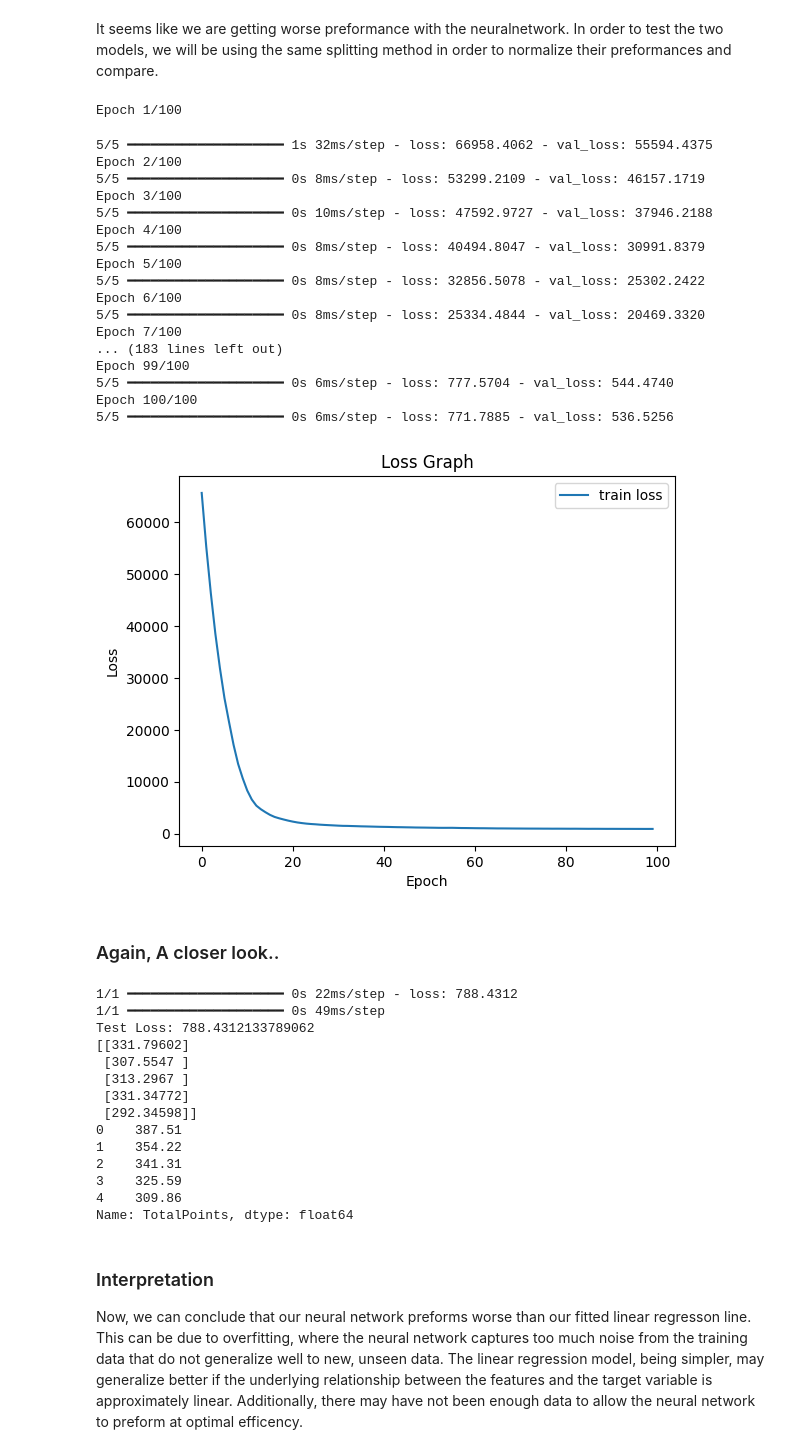
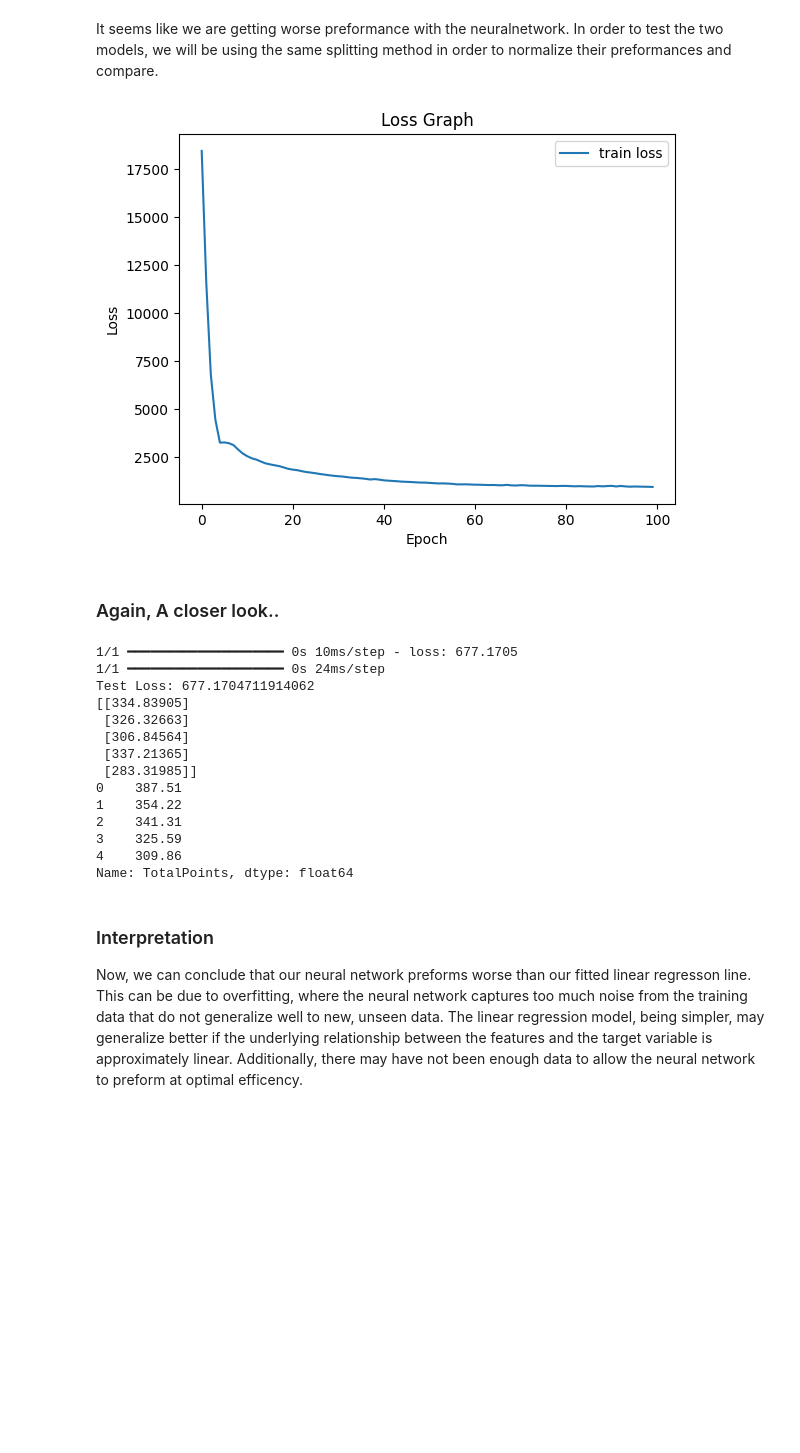
Before and after one commit to fdeegbe/fdeegbe.github.io, a Jupyter notebook: FantasyFootballAnalysis.ipynb, the cells around one changed output. Cells and saved outputs as stored; diff of their text form; code cells hidden in the pictures; blank space fills up the shorter version.

```diff
--- a/FantasyFootballAnalysis.ipynb
+++ b/FantasyFootballAnalysis.ipynb
@@ -1267,49 +1244,31 @@ It seems like we are getting worse preformance with the neuralnetwork. In order
 # %%
 # Old test-train split
 X_train, X_val, y_train, y_val = train_test_split(X, y, test_size=0.2, random_state=42)
 
 
 # Define the neural network model
 model = Sequential([
     Dense(64, activation='relu', input_shape=(X_train.shape[1],)),
     Dense(32, activation='relu'),
     Dense(16, activation='relu'),
     Dense(1)  # Output layer
 ])
 
 # Compile the model
 model.compile(optimizer=Adam(learning_rate=0.0001), loss=MeanSquaredError())
 
 # Train the model and store the training history
-history = model.fit(X_train, y_train, validation_data=(X_val, y_val), epochs=100, batch_size=18)
+history = model.fit(X_train, y_train, validation_data=(X_val, y_val), epochs=100, batch_size=18, verbose=0)
 
 # Plot the loss graph
 plt.plot(history.history['loss'], label='train loss')
 plt.xlabel('Epoch')
 plt.ylabel('Loss')
 plt.title('Loss Graph')
 plt.legend()
 plt.show()
 # %% [output]
-Epoch 1/100
-5/5 ━━━━━━━━━━━━━━━━━━━━ 1s 32ms/step - loss: 66958.4062 - val_loss: 55594.4375
-Epoch 2/100
-5/5 ━━━━━━━━━━━━━━━━━━━━ 0s 8ms/step - loss: 53299.2109 - val_loss: 46157.1719
-Epoch 3/100
-5/5 ━━━━━━━━━━━━━━━━━━━━ 0s 10ms/step - loss: 47592.9727 - val_loss: 37946.2188
-Epoch 4/100
-5/5 ━━━━━━━━━━━━━━━━━━━━ 0s 8ms/step - loss: 40494.8047 - val_loss: 30991.8379
-Epoch 5/100
-5/5 ━━━━━━━━━━━━━━━━━━━━ 0s 8ms/step - loss: 32856.5078 - val_loss: 25302.2422
-Epoch 6/100
-5/5 ━━━━━━━━━━━━━━━━━━━━ 0s 8ms/step - loss: 25334.4844 - val_loss: 20469.3320
-Epoch 7/100
-... (183 lines left out)
-Epoch 99/100
-5/5 ━━━━━━━━━━━━━━━━━━━━ 0s 6ms/step - loss: 777.5704 - val_loss: 544.4740
-Epoch 100/100
-5/5 ━━━━━━━━━━━━━━━━━━━━ 0s 6ms/step - loss: 771.7885 - val_loss: 536.5256
-[figure, old version]
+[figure, new version]
 # %% [markdown]
 ### Again, A closer look..
 # %%
@@ -1324,14 +1283,14 @@ print(f'Test Loss: {test_loss}')
 print(y_pred[:5])
 print(y_test[:5])
 # %% [output]
-1/1 ━━━━━━━━━━━━━━━━━━━━ 0s 22ms/step - loss: 788.4312
-1/1 ━━━━━━━━━━━━━━━━━━━━ 0s 49ms/step
-Test Loss: 788.4312133789062
-[[331.79602]
- [307.5547 ]
- [313.2967 ]
- [331.34772]
- [292.34598]]
+1/1 ━━━━━━━━━━━━━━━━━━━━ 0s 10ms/step - loss: 677.1705
+1/1 ━━━━━━━━━━━━━━━━━━━━ 0s 24ms/step
+Test Loss: 677.1704711914062
+[[334.83905]
+ [326.32663]
+ [306.84564]
+ [337.21365]
+ [283.31985]]
 0    387.51
 1    354.22
 2    341.31
```
Also changed, not shown: parts of 4 cells of this notebook, 1 other file.
